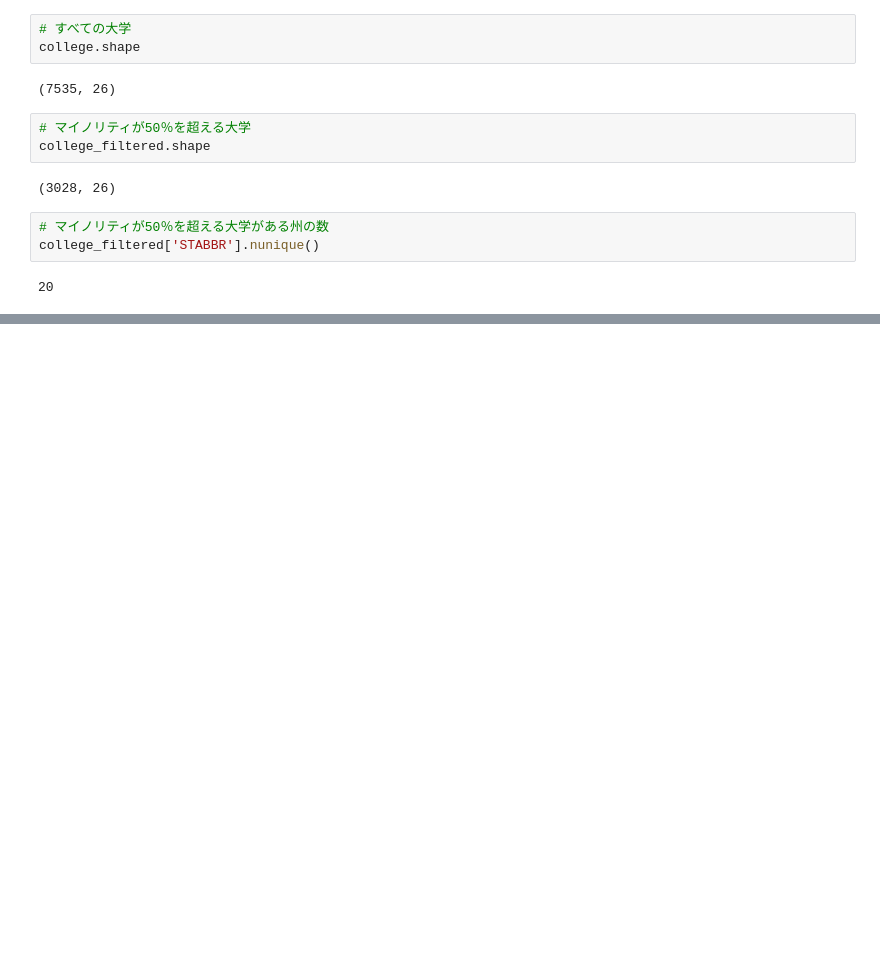
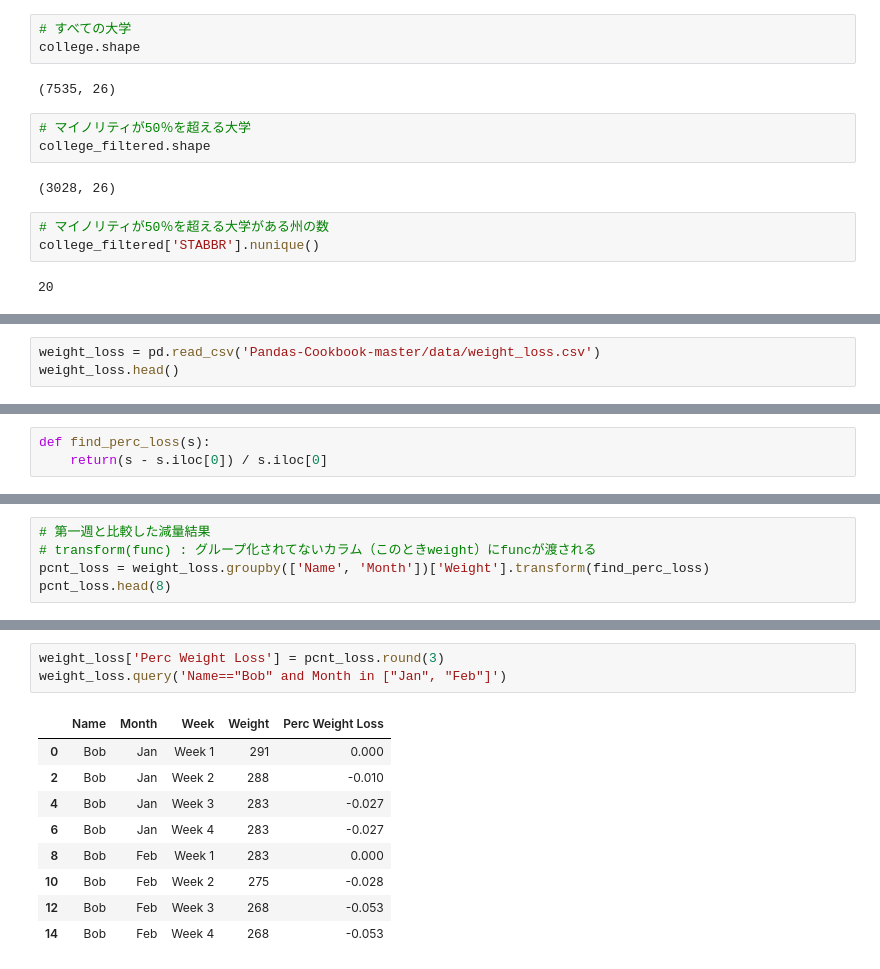
Before and after one commit to okmokm422/TIL, a Jupyter notebook: 1. Python/3. Pandas-cookbook/Chapter7.ipynb, the cells around one changed output, grey strips where cells are left out. Drawn from its saved outputs; the diff is of its cells as text; blank space fills up the shorter version.

```diff
--- a/1. Python/3. Pandas-cookbook/Chapter7.ipynb
+++ b/1. Python/3. Pandas-cookbook/Chapter7.ipynb
@@ -493,0 +496,3 @@ college_filtered['STABBR'].nunique()
+# %%
+weight_loss = pd.read_csv('Pandas-Cookbook-master/data/weight_loss.csv')
+weight_loss.head()
@@ -493,0 +518,3 @@ college_filtered['STABBR'].nunique()
+# %%
+def find_perc_loss(s):
+    return(s - s.iloc[0]) / s.iloc[0]
@@ -493,0 +538,5 @@ college_filtered['STABBR'].nunique()
+# %%
+# 第一週と比較した減量結果
+# transform(func) : グループ化されてないカラム（このときweight）にfuncが渡される
+pcnt_loss = weight_loss.groupby(['Name', 'Month'])['Weight'].transform(find_perc_loss)
+pcnt_loss.head(8)
@@ -493,0 +553,13 @@ college_filtered['STABBR'].nunique()
+# %%
+weight_loss['Perc Weight Loss'] = pcnt_loss.round(3)
+weight_loss.query('Name=="Bob" and Month in ["Jan", "Feb"]')
+# %% [output]
+|  | Name | Month | Week | Weight | Perc Weight Loss |
+| 0 | Bob | Jan | Week 1 | 291 | 0.000 |
+| 2 | Bob | Jan | Week 2 | 288 | -0.010 |
+| 4 | Bob | Jan | Week 3 | 283 | -0.027 |
+| 6 | Bob | Jan | Week 4 | 283 | -0.027 |
+| 8 | Bob | Feb | Week 1 | 283 | 0.000 |
+| 10 | Bob | Feb | Week 2 | 275 | -0.028 |
+| 12 | Bob | Feb | Week 3 | 268 | -0.053 |
+| 14 | Bob | Feb | Week 4 | 268 | -0.053 |
```
Also changed, not shown: parts of 6 cells of this notebook, 11 other files.
